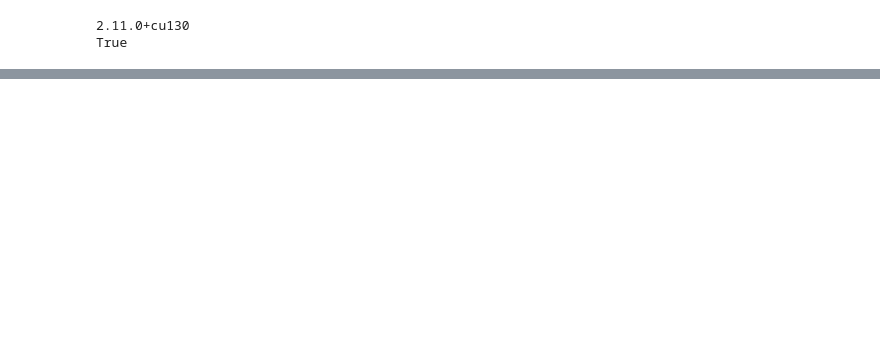
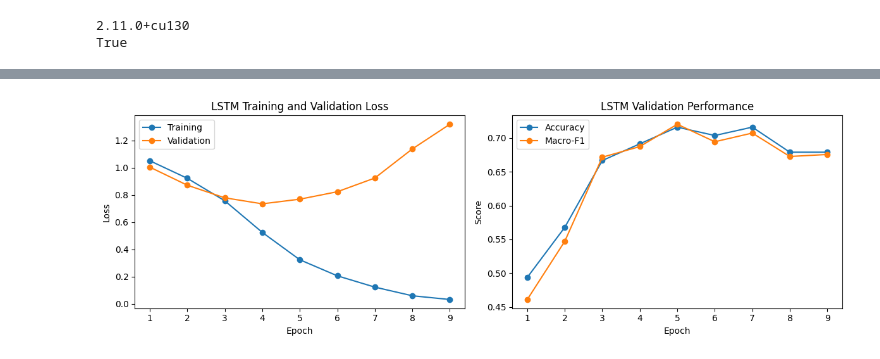
Before and after one commit to palashDoshi1/CMPSC-448-Midterm-Project, a Jupyter notebook: LSTM.ipynb, the cells around one changed output, grey strips where cells are left out. Drawn from its saved outputs; the diff is of its cells as text; code cells hidden in the pictures; blank space fills up the shorter version.

```diff
--- a/LSTM.ipynb
+++ b/LSTM.ipynb
@@ -39,0 +251,14 @@ print(df.head())
+# %%
+
+import json
+from urllib.request import urlopen
+
+url = (
+    "https://raw.githubusercontent.com/"
+    "palashDoshi1/CMPSC-448-Midterm-Project/main/data/vocab.json"
+)
+
+with urlopen(url) as response:
+    vocab = json.load(response)
+
+print("Vocabulary size:", len(vocab))
@@ -39,0 +627,48 @@ print(df.head())
+# %%
+
+import matplotlib.pyplot as plt
+
+fig, axes = plt.subplots(1, 2, figsize=(12, 4))
+
+axes[0].plot(
+    history_df["epoch"],
+    history_df["train_loss"],
+    marker="o",
+    label="Training"
+)
+
+axes[0].plot(
+    history_df["epoch"],
+    history_df["val_loss"],
+    marker="o",
+    label="Validation"
+)
+
+axes[0].set_title("LSTM Training and Validation Loss")
+axes[0].set_xlabel("Epoch")
+axes[0].set_ylabel("Loss")
+axes[0].legend()
+
+axes[1].plot(
+    history_df["epoch"],
+    history_df["val_accuracy"],
+    marker="o",
+    label="Accuracy"
+)
+
+axes[1].plot(
+    history_df["epoch"],
+    history_df["val_macro_f1"],
+    marker="o",
+    label="Macro-F1"
+)
+
+axes[1].set_title("LSTM Validation Performance")
+axes[1].set_xlabel("Epoch")
+axes[1].set_ylabel("Score")
+axes[1].legend()
+
+plt.tight_layout()
+plt.show()
+# %% [output]
+[figure, added]
```
Also changed, not shown: parts of 31 cells of this notebook.
